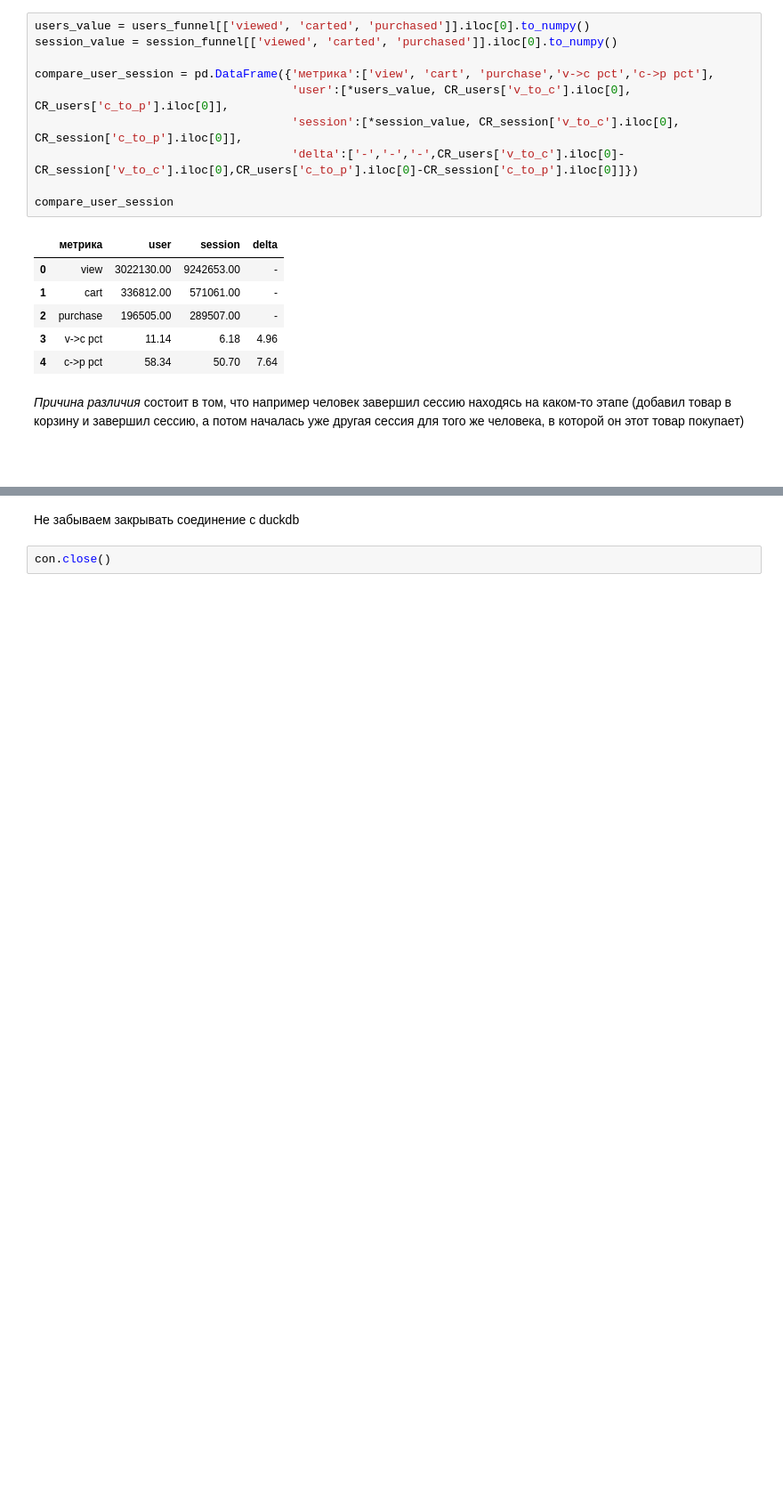
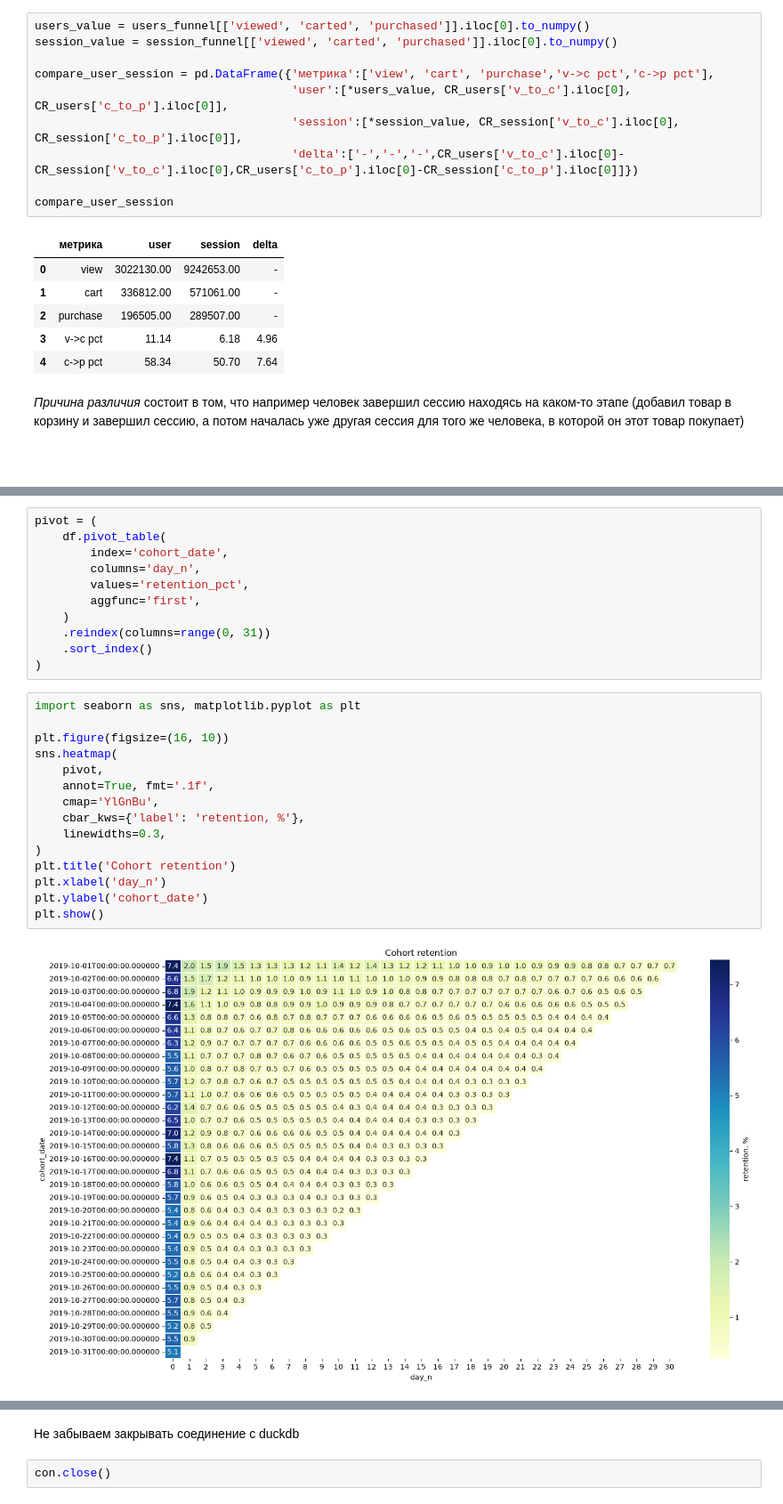
Before and after one commit to AlkhovskiiKY/ecommerce-eda-retention, a Jupyter notebook: eda.ipynb, the cells around one changed output, grey strips where cells are left out. Shown at 89% size. Saved outputs shown, nothing was run; the diff lists cells and outputs as text; blank space fills up the shorter version.

Commit message:
Добавил Retention и heatmap

```diff
--- a/eda.ipynb
+++ b/eda.ipynb
@@ -422,0 +566,28 @@ _Причина различия_ состоит в том, что наприм
+# %%
+pivot = (
+    df.pivot_table(
+        index='cohort_date',
+        columns='day_n',
+        values='retention_pct',
+        aggfunc='first',
+    )
+    .reindex(columns=range(0, 31))
+    .sort_index()
+)
+# %%
+import seaborn as sns, matplotlib.pyplot as plt
+
+plt.figure(figsize=(16, 10))
+sns.heatmap(
+    pivot,
+    annot=True, fmt='.1f',
+    cmap='YlGnBu',
+    cbar_kws={'label': 'retention, %'},
+    linewidths=0.3,
+)
+plt.title('Cohort retention')
+plt.xlabel('day_n')
+plt.ylabel('cohort_date')
+plt.show()
+# %% [output]
+[figure, added]
```
Also changed, not shown: parts of 12 cells of this notebook, 1 other file.
